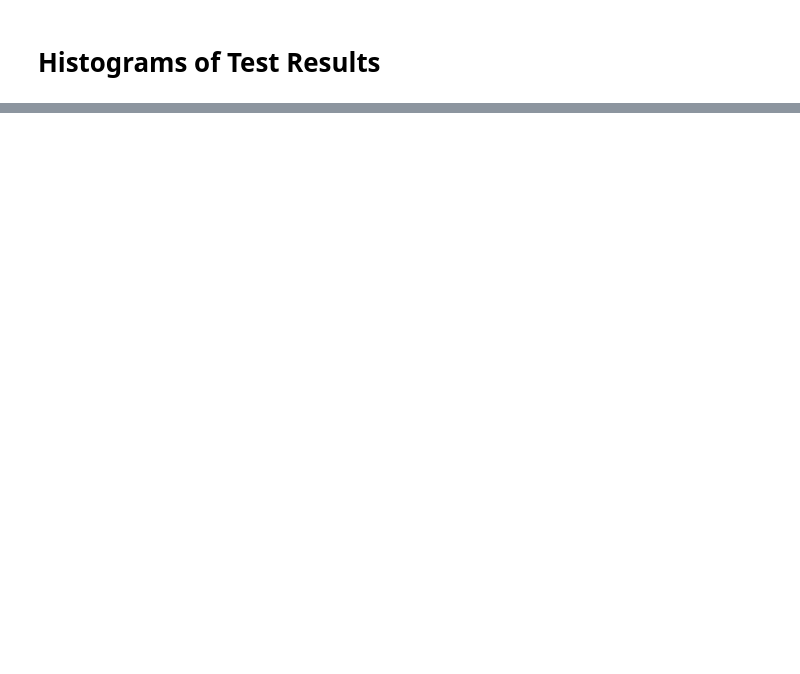
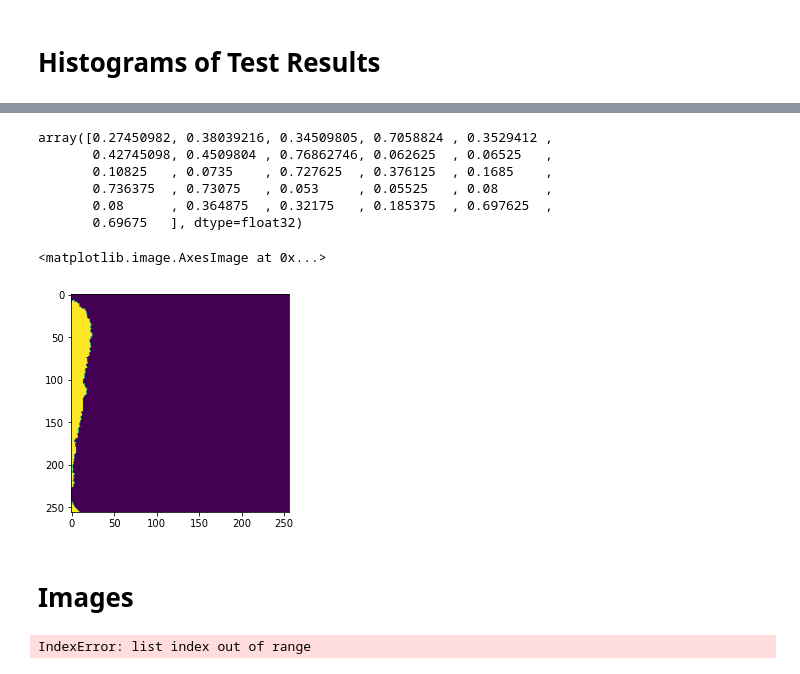
Before and after one commit to rachellb/CS5043_Assignment8, a Jupyter notebook: hw8_Notebook.ipynb, the cells around one changed output, grey strips where cells are left out. Drawn from its saved outputs; the diff is of its cells as text; code cells hidden in the pictures; blank space fills up the shorter version.

```diff
--- a/hw8_Notebook.ipynb
+++ b/hw8_Notebook.ipynb
@@ -109,0 +93,11 @@ TypeError: not all arguments converted during string formatting
+# %%
+sample = resultsList[0]['sample']
+# %%
+sample[0]
+# %% [output]
+array([0.27450982, 0.38039216, 0.34509805, 0.7058824 , 0.3529412 ,
+       0.42745098, 0.4509804 , 0.76862746, 0.062625  , 0.06525   ,
+       0.10825   , 0.0735    , 0.727625  , 0.376125  , 0.1685    ,
+       0.736375  , 0.73075   , 0.053     , 0.05525   , 0.08      ,
+       0.08      , 0.364875  , 0.32175   , 0.185375  , 0.697625  ,
+       0.69675   ], dtype=float32)
@@ -109,0 +106,49 @@ TypeError: not all arguments converted during string formatting
+# %%
+# Okay, first index is the batch number I think, then the second is 0,1 and those stand for image vs. true label. After that, inside the brackets is image, rows, columns
+#(then channels if looking at the real image). So I can't use this as it is I think.
+plt.imshow(sample[0][1][1,:,:])
+# %% [output]
+<matplotlib.image.AxesImage at 0x...>
+[figure, added]
+# %% [markdown]
+# Images
+# %%
+ind=1
+
+# This gives what the predicted labels are
+prediction = resultsList[ind]['predict_training']
+image = resultsList[ind]['sample'][0]
+trueLabel = resultsList[ind]['sample'][1]
+
+# create figure
+fig = plt.figure(figsize=(10, 7))
+
+# setting values to rows and column variables
+rows = 3
+columns = 1# Adds a subplot at the 1st position
+fig.add_subplot(rows, columns, 1)
+
+# showing image
+plt.imshow(image[ind,:,:, 0:3])
+plt.axis('off')
+plt.title("Satellite")
+
+# Adds a subplot at the 2nd position
+fig.add_subplot(rows, columns, 2)
+
+# showing image
+plt.imshow(trueLabel[ind,:,:])
+plt.axis('off')
+plt.title("True Labels")
+
+# Adds a subplot at the 3rd position
+fig.add_subplot(rows, columns, 3)
+
+# showing image
+plt.imshow(prediction[ind,:,:])
+plt.axis('off')
+plt.title("Predicted Labels")
+
+plt.savefig('Figure9.png')
+# %% [output]
+IndexError: list index out of range
```
Also changed, not shown: parts of 12 cells of this notebook, 6 other files.
